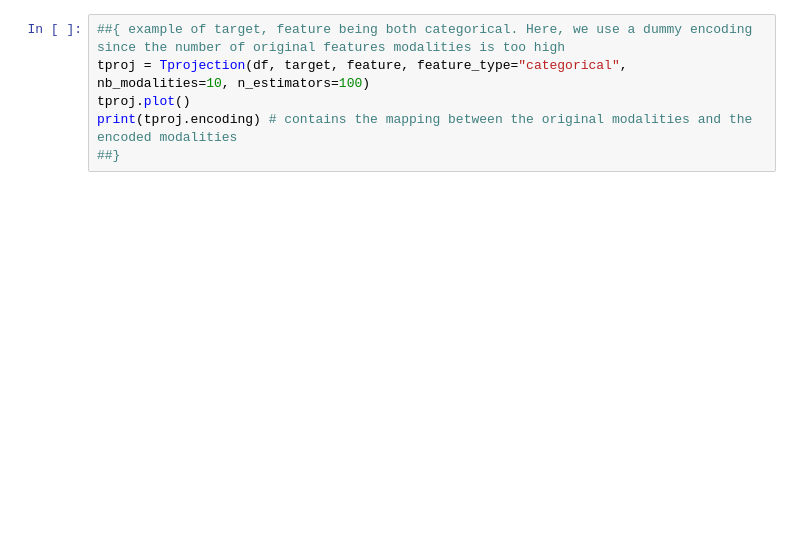
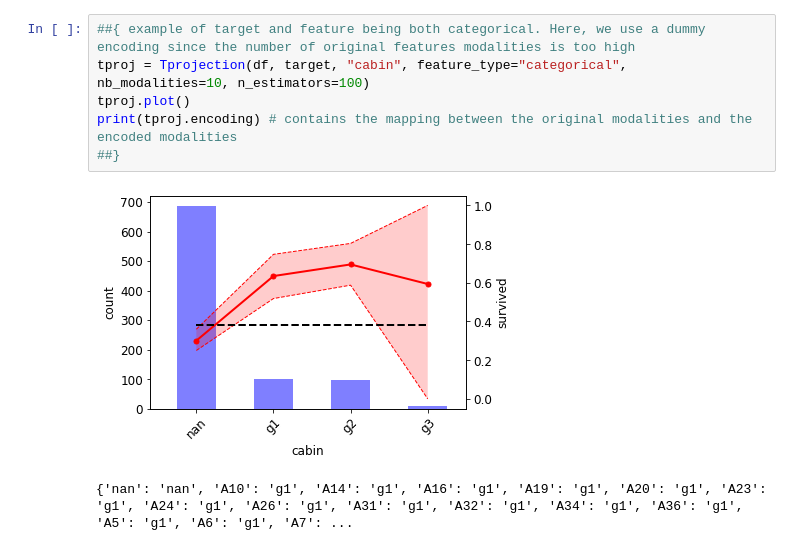
Before and after one commit to greghor/tprojection, a Jupyter notebook: examples/examples.ipynb, the cells around one changed output. Saved outputs shown, nothing was run; the diff lists cells and outputs as text; blank space fills up the shorter version.

```diff
--- a/examples/examples.ipynb
+++ b/examples/examples.ipynb
@@ -28,7 +30,10 @@ tproj.plot()
 # %%
-##{ example of target, feature being both categorical. Here, we use a dummy encoding since the number of original features modalities is too high
-tproj = Tprojection(df, target, feature, feature_type="categorical", nb_modalities=10, n_estimators=100)
+##{ example of target and feature being both categorical. Here, we use a dummy encoding since the number of original features modalities is too high
+tproj = Tprojection(df, target, "cabin", feature_type="categorical", nb_modalities=10, n_estimators=100)
 tproj.plot()
 print(tproj.encoding) # contains the mapping between the original modalities and the encoded modalities
 ##}
+# %% [output]
+[figure, added]
+{'nan': 'nan', 'A10': 'g1', 'A14': 'g1', 'A16': 'g1', 'A19': 'g1', 'A20': 'g1', 'A23': 'g1', 'A24': 'g1', 'A26': 'g1', 'A31': 'g1', 'A32': 'g1', 'A34': 'g1', 'A36': 'g1', 'A5': 'g1', 'A6': 'g1', 'A7': ...
 # %%
```
Also changed, not shown: parts of 7 cells of this notebook, 2 other files.
